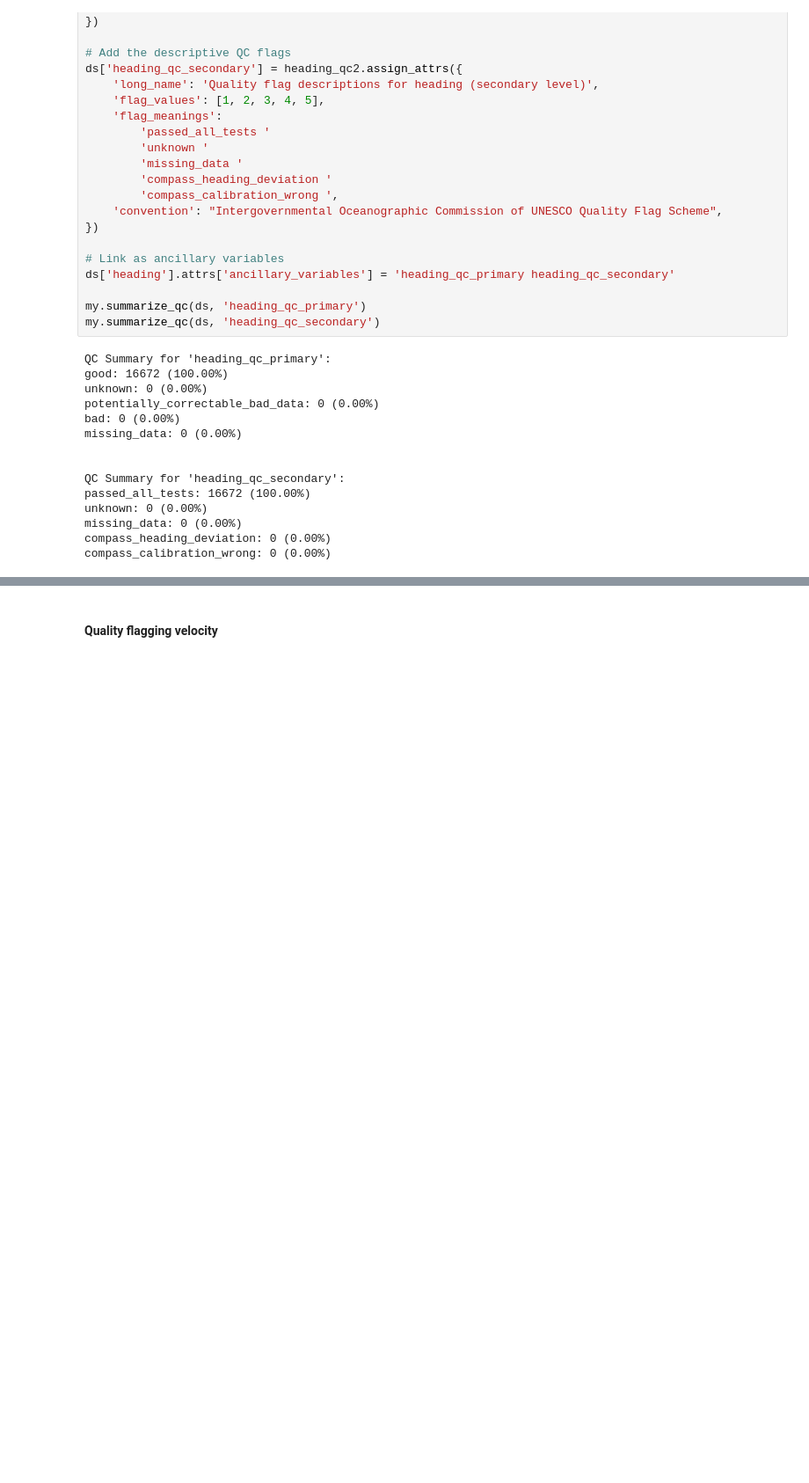
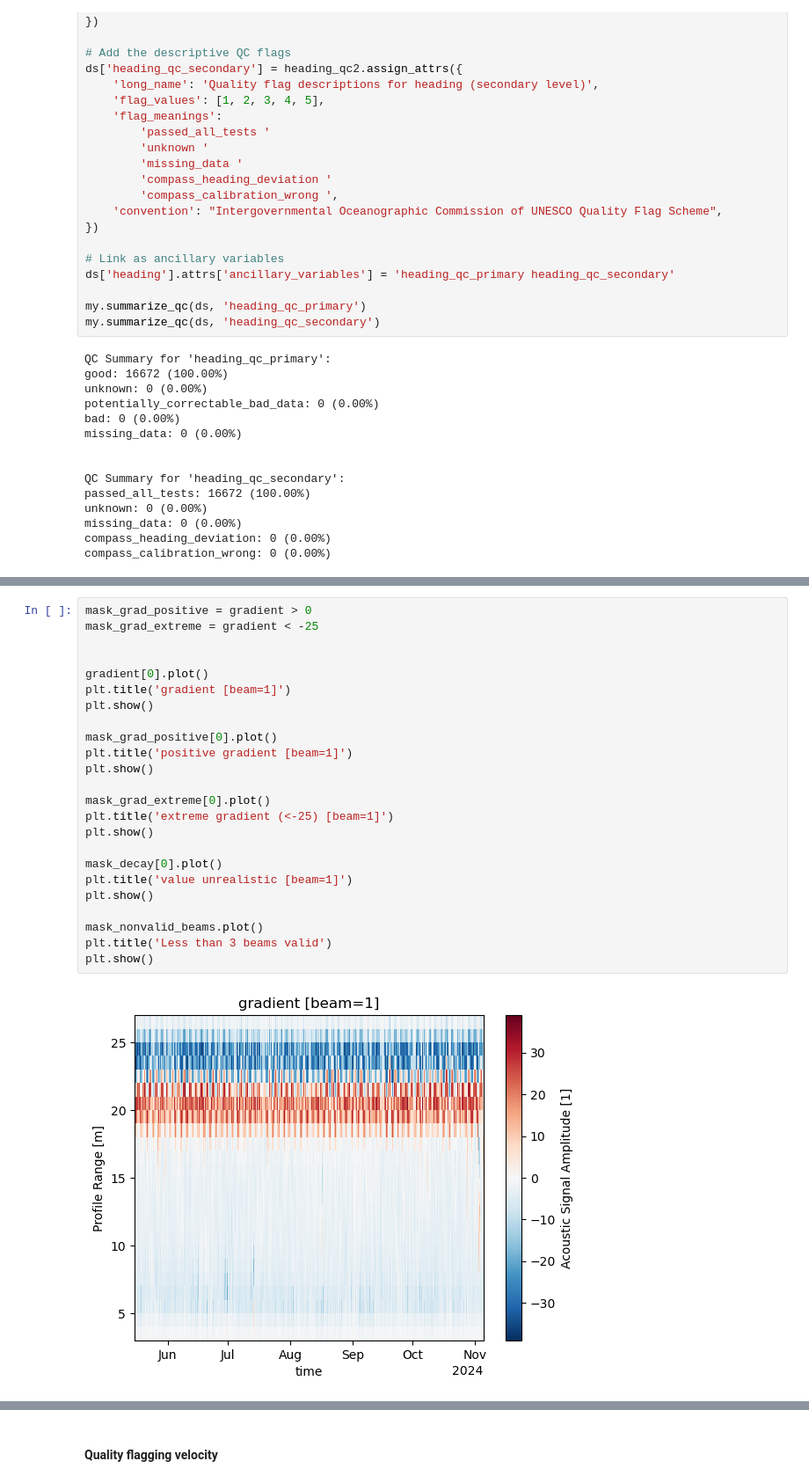
Before and after one commit to AnurovaPrykhodko/ADCP-internship, a Jupyter notebook: quality_flagging.ipynb, the cells around one changed output, grey strips where cells are left out. Shown at 88% size. Cells and saved outputs as stored; diff of their text form; blank space fills up the shorter version.

```diff
--- a/quality_flagging.ipynb
+++ b/quality_flagging.ipynb
@@ -429,0 +506,26 @@ compass_calibration_wrong: 0 (0.00%)
+# %%
+mask_grad_positive = gradient > 0
+mask_grad_extreme = gradient < -25
+
+
+gradient[0].plot()
+plt.title('gradient [beam=1]')
+plt.show()
+
+mask_grad_positive[0].plot()
+plt.title('positive gradient [beam=1]')
+plt.show()
+
+mask_grad_extreme[0].plot()
+plt.title('extreme gradient (<-25) [beam=1]')
+plt.show()
+
+mask_decay[0].plot()
+plt.title('value unrealistic [beam=1]')
+plt.show()
+
+mask_nonvalid_beams.plot()
+plt.title('Less than 3 beams valid')
+plt.show()
+# %% [output]
+[figure, added]
```
Also changed, not shown: parts of 6 cells of this notebook.
